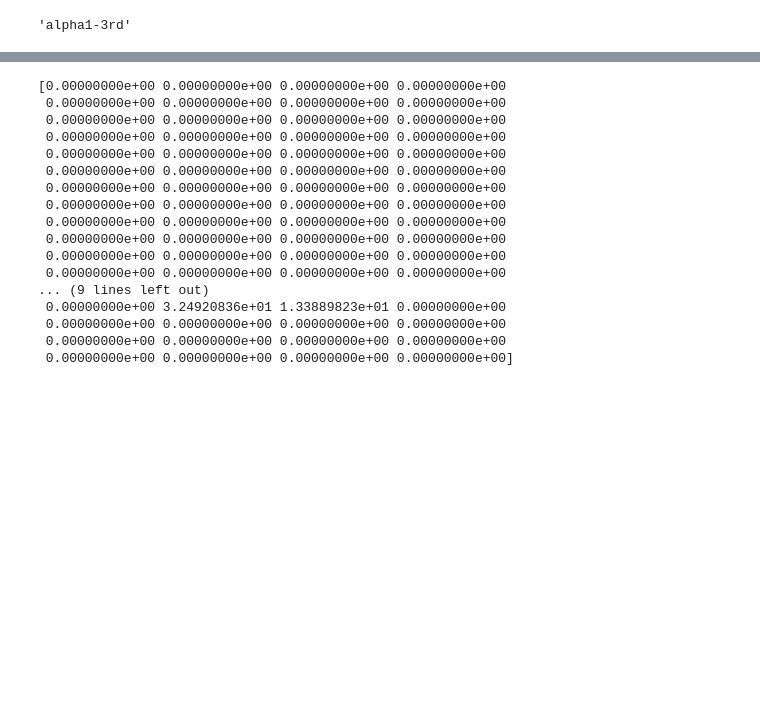
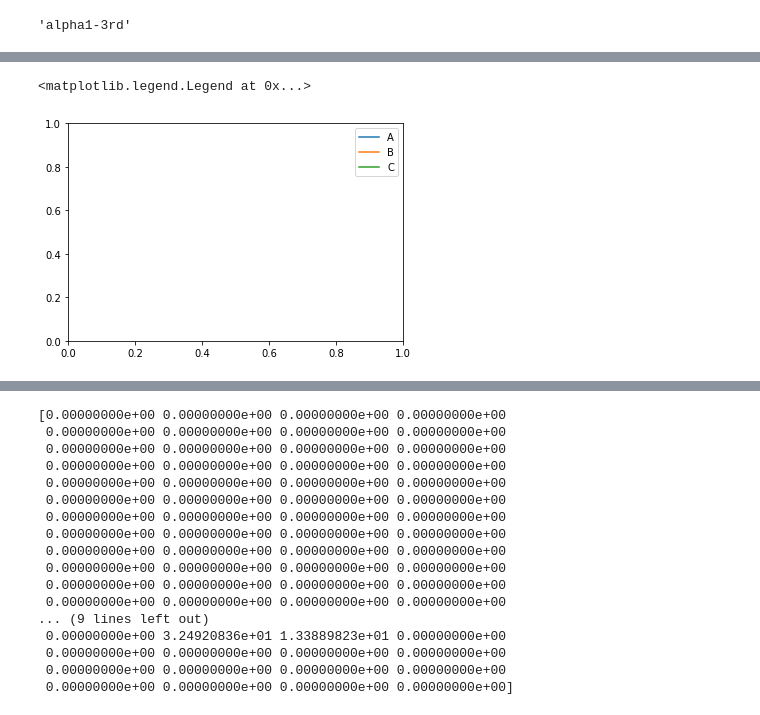
Before and after one commit to FRBs/PreFRBLE, a Jupyter notebook: notebooks/test.ipynb, the cells around one changed output, grey strips where cells are left out. Saved outputs shown, nothing was run; the diff lists cells and outputs as text; code cells hidden in the pictures; blank space fills up the shorter version.

```diff
--- a/notebooks/test.ipynb
+++ b/notebooks/test.ipynb
@@ -300,3 +401,8 @@ for i, j in zip(a,a[1:]):
+# %%
+plt.legend(ax.get_children()[:3], ['A','B','C'])
+# %% [output]
+<matplotlib.legend.Legend at 0x...>
+[figure, added]
 # %%
 measure='DM'
 measure='RM'
```
Also changed, not shown: parts of 16 cells of this notebook, 12 other files.
